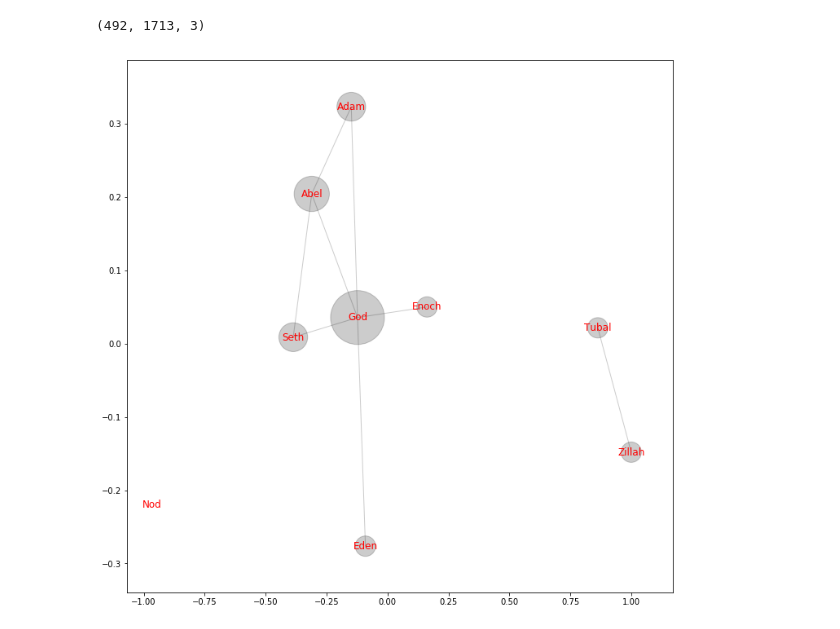
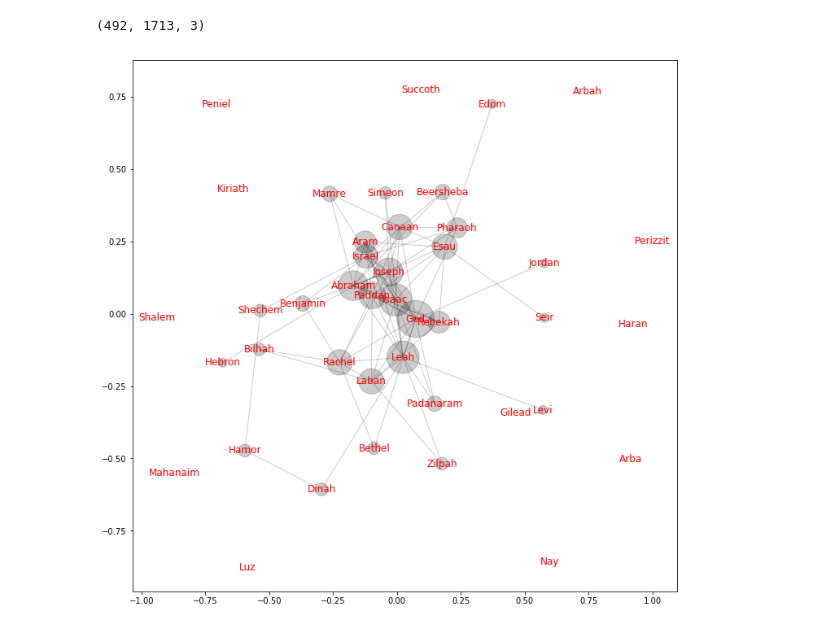
Before and after one commit to itsgorain/DataScience, a Jupyter notebook: Entity Extraction and Graph.ipynb, the cells around one changed output. Saved outputs shown, nothing was run; the diff lists cells and outputs as text; code cells hidden in the pictures.

```diff
--- a/Entity Extraction and Graph.ipynb
+++ b/Entity Extraction and Graph.ipynb
@@ -272,34 +267,34 @@ G.number_of_nodes(), G.number_of_edges(), G.number_of_selfloops()
 # %%
 # egocentric graph
 F = G.copy()
 
-ego = 'Cain'
+ego = 'Jacob'
 egograph = nx.ego_graph(F, ego)
 egograph = egograph.to_undirected()
 
 egograph.remove_node(ego)
 
 #isolates = nx.isolates(egograph)
 #egograph.remove_nodes_from(isolates)
 
 #node_color = [G.degree(v) for v in egograph]
 
 node_size = []
 
 degCent = nx.degree_centrality(egograph)
 for item in degCent.items():
     node_size.append(int(item[1]*5000))
 
 plt.figure(1, figsize=(12,12))
 
 pos=nx.spring_layout(egograph, k=0.3,iterations=20) # positions for all nodes
 nx.draw_networkx_nodes(egograph, pos, node_color='black', node_size=node_size, alpha=0.2)
 nx.draw_networkx_edges(egograph, pos, width=1.0, alpha=0.2)
 nx.draw_networkx_labels(egograph, pos, font_size=12, font_color='red')
 
 plt.show()
 # %% [output]
-[figure, old version]
+[figure, new version]
 # %%
 from networkx.algorithms import community
 
```
Also changed, not shown: parts of 7 cells of this notebook.
